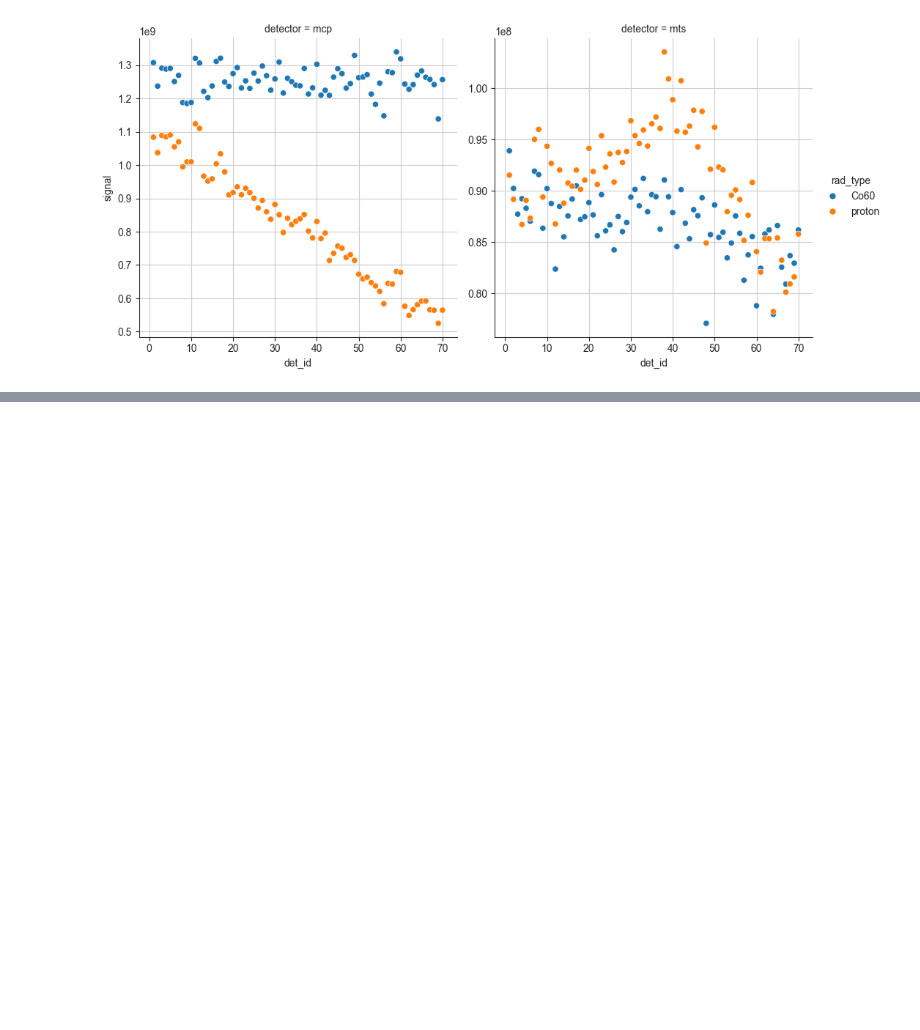
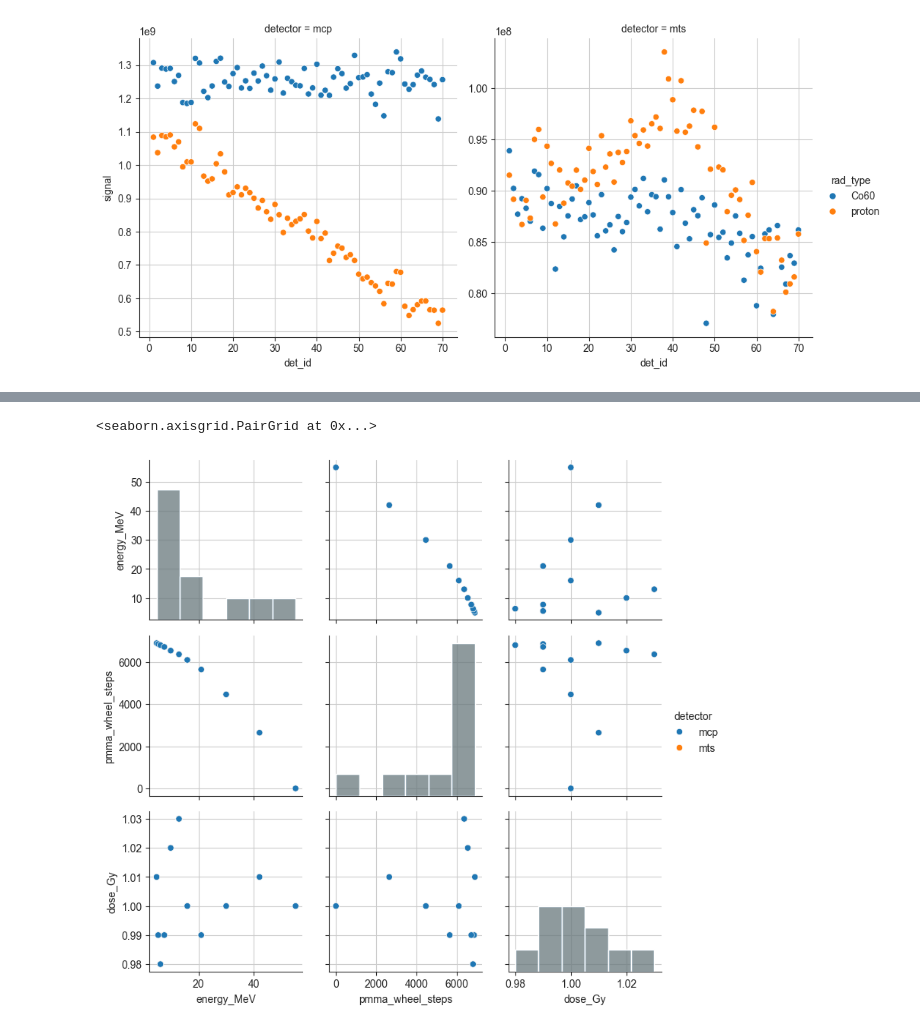
Before and after one commit to grzanka/tld_let_calibration, a Jupyter notebook: notebook/0.3-proton_data.ipynb, the cells around one changed output, grey strips where cells are left out. Saved outputs shown, nothing was run; the diff lists cells and outputs as text; code cells hidden in the pictures; blank space fills up the shorter version.

```diff
--- a/notebook/0.3-proton_data.ipynb
+++ b/notebook/0.3-proton_data.ipynb
@@ -72,0 +75,24 @@ sns.relplot(
+# %%
+df_proton_mts = pd.read_excel(
+    data_dir / "interim" / "Wyniki_DK_IFJ.xlsx",
+    sheet_name="ifj_calib_mts",
+    usecols="W,X,Z",
+    names=["energy_MeV", "pmma_wheel_steps", "dose_Gy"],
+)
+df_proton_mts.dropna(axis=0, how="all", inplace=True, subset="dose_Gy")
+df_proton_mts["pmma_wheel_steps"] = df_proton_mts["pmma_wheel_steps"].astype(int)
+df_proton_mts.insert(loc=0, column="detector", value=detector.mts.name)
+df_proton_mts["det_id"] = [
+    [61, 62, 63, 64, 65, 66],
+    [55, 56, 57, 58, 59, 60],
+    [49, 50, 51, 52, 53, 54],
+    [43, 44, 45, 46, 47, 48],
+    [37, 38, 39, 40, 41, 42],
+    [31, 32, 33, 34, 35, 36],
+    [25, 26, 27, 28, 29, 30],
+    [19, 20, 21, 22, 23, 24],
+    [13, 14, 15, 16, 17, 18],
+    [7, 8, 9, 10, 11, 12],
+    [1, 2, 3, 4, 5, 6],
+]
+df_proton_mts
@@ -72,0 +112,12 @@ sns.relplot(
+# %%
+df_proton_mcp = pd.read_excel(
+    data_dir / "interim" / "Wyniki_DK_IFJ.xlsx",
+    sheet_name="ifj_calib_mcp",
+    usecols="K,L,V",
+    names=["energy_MeV", "pmma_wheel_steps", "dose_Gy"],
+)
+df_proton_mcp.dropna(axis=0, how="all", inplace=True, subset="dose_Gy")
+df_proton_mcp["pmma_wheel_steps"] = df_proton_mcp["pmma_wheel_steps"].astype(int)
+df_proton_mcp.insert(loc=0, column="detector", value=detector.mcp.name)
+df_proton_mcp["det_id"] = df_proton_mts.det_id.copy()
+df_proton_mcp
@@ -72,0 +137,4 @@ sns.relplot(
+# %%
+df_proton = pd.concat([df_proton_mts, df_proton_mcp])
+df_proton.detector = df_proton.detector.astype("category")
+df_proton
@@ -72,0 +159,8 @@ sns.relplot(
+# %%
+g = sns.PairGrid(df_proton, hue="detector")
+g.map_diag(sns.histplot)
+g.map_offdiag(sns.scatterplot)
+g.add_legend()
+# %% [output]
+<seaborn.axisgrid.PairGrid at 0x...>
+[figure, added]
```
Also changed, not shown: parts of 13 cells of this notebook.
